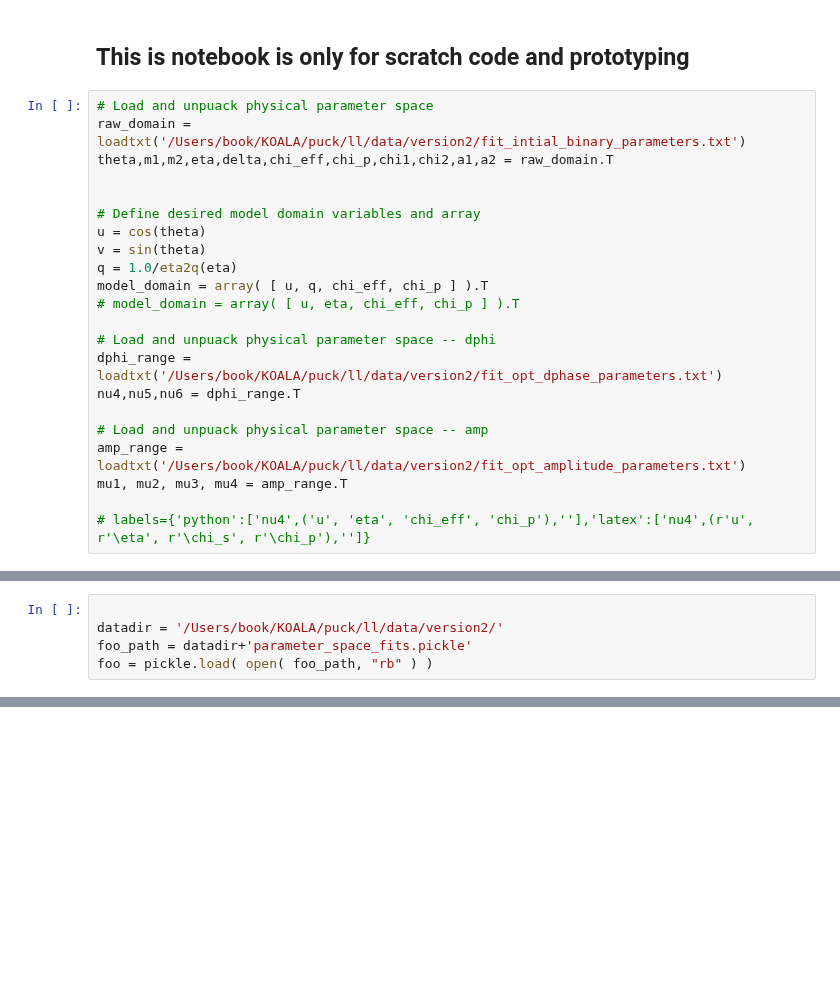
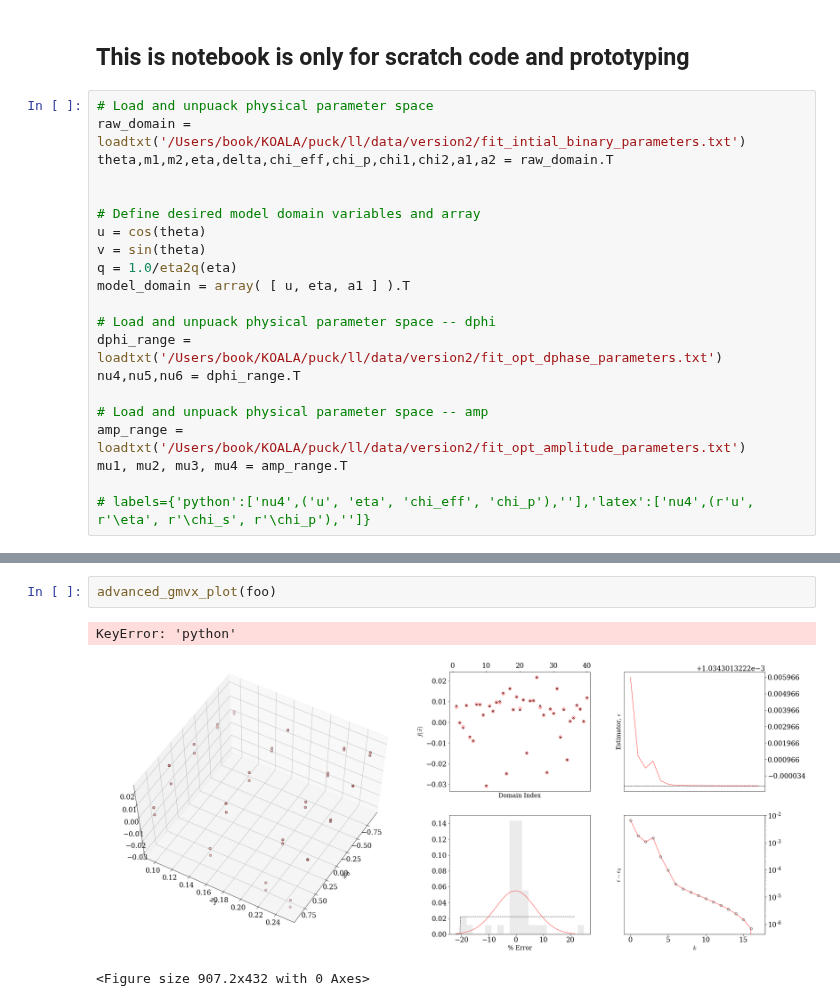
Before and after one commit to Cyberface/puck, a Jupyter notebook: ll/issues/4_fit_hyper_parameters.ipynb, the cells around one changed output, grey strips where cells are left out. Drawn from its saved outputs; the diff is of its cells as text; blank space fills up the shorter version.

Commit message:
refining parameter space fits

```diff
--- a/ll/issues/4_fit_hyper_parameters.ipynb
+++ b/ll/issues/4_fit_hyper_parameters.ipynb
@@ -29,8 +24,7 @@ theta,m1,m2,eta,delta,chi_eff,chi_p,chi1,chi2,a1,a2 = raw_domain.T
 u = cos(theta)
 v = sin(theta)
 q = 1.0/eta2q(eta)
-model_domain = array( [ u, q, chi_eff, chi_p ] ).T
-# model_domain = array( [ u, eta, chi_eff, chi_p ] ).T
+model_domain = array( [ u, eta, a1 ] ).T
 
 # Load and unpuack physical parameter space -- dphi
 dphi_range = loadtxt('/Users/book/KOALA/puck/ll/data/version2/fit_opt_dphase_parameters.txt')
@@ -102,5 +107,0 @@ f = lambda x0,x1,x2,x3: 3.75449692e-01 + 6.74456099e-01*(x0) + -3.73847761e+00*(
-# %%
-
-datadir = '/Users/book/KOALA/puck/ll/data/version2/'
-foo_path = datadir+'parameter_space_fits.pickle'
-foo = pickle.load( open( foo_path, "rb" ) )
@@ -106,0 +352,6 @@ foo = pickle.load( open( foo_path, "rb" ) )
+# %%
+advanced_gmvx_plot(foo)
+# %% [output]
+KeyError: 'python'
+[figure, added]
+<Figure size 907.2x432 with 0 Axes>
```
Also changed, not shown: parts of 4 cells of this notebook, 36 other files.
